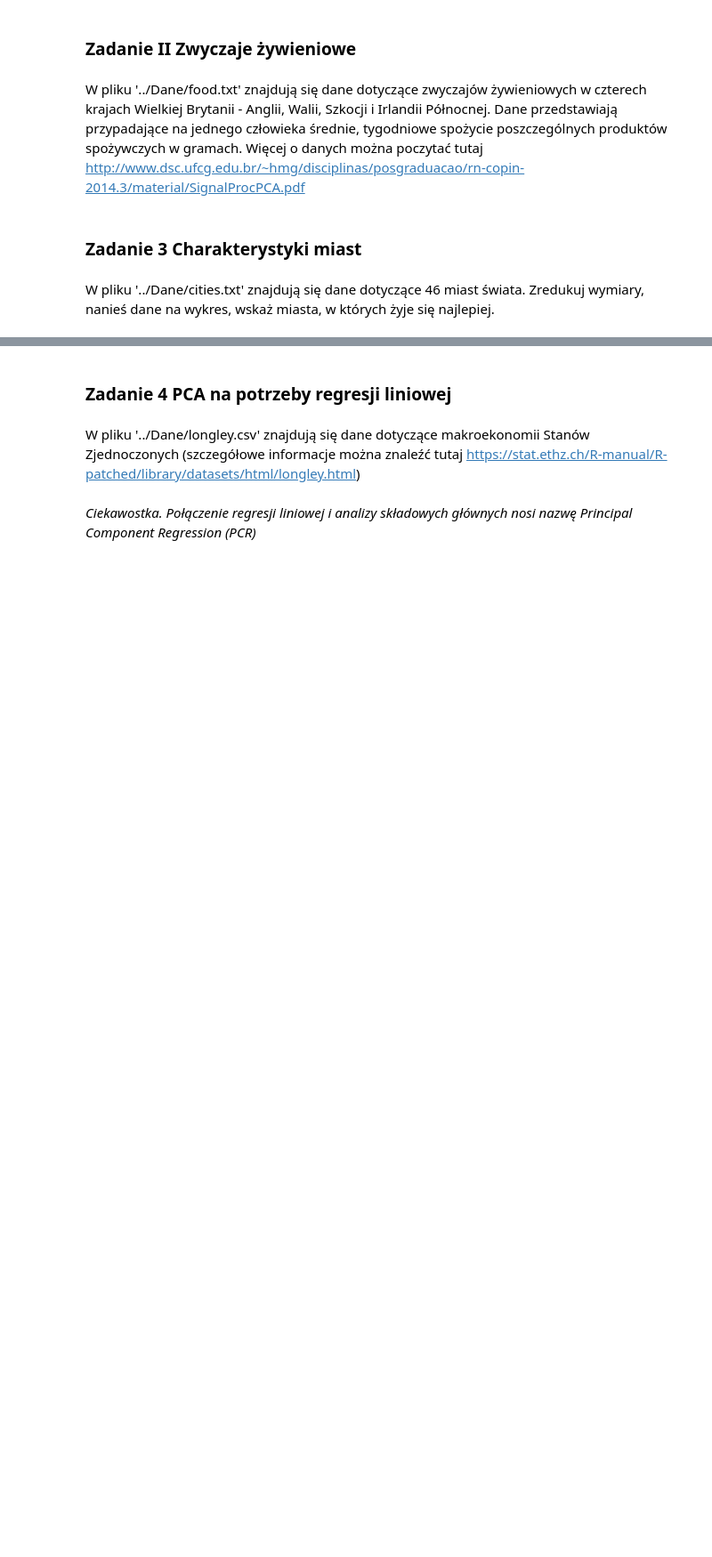
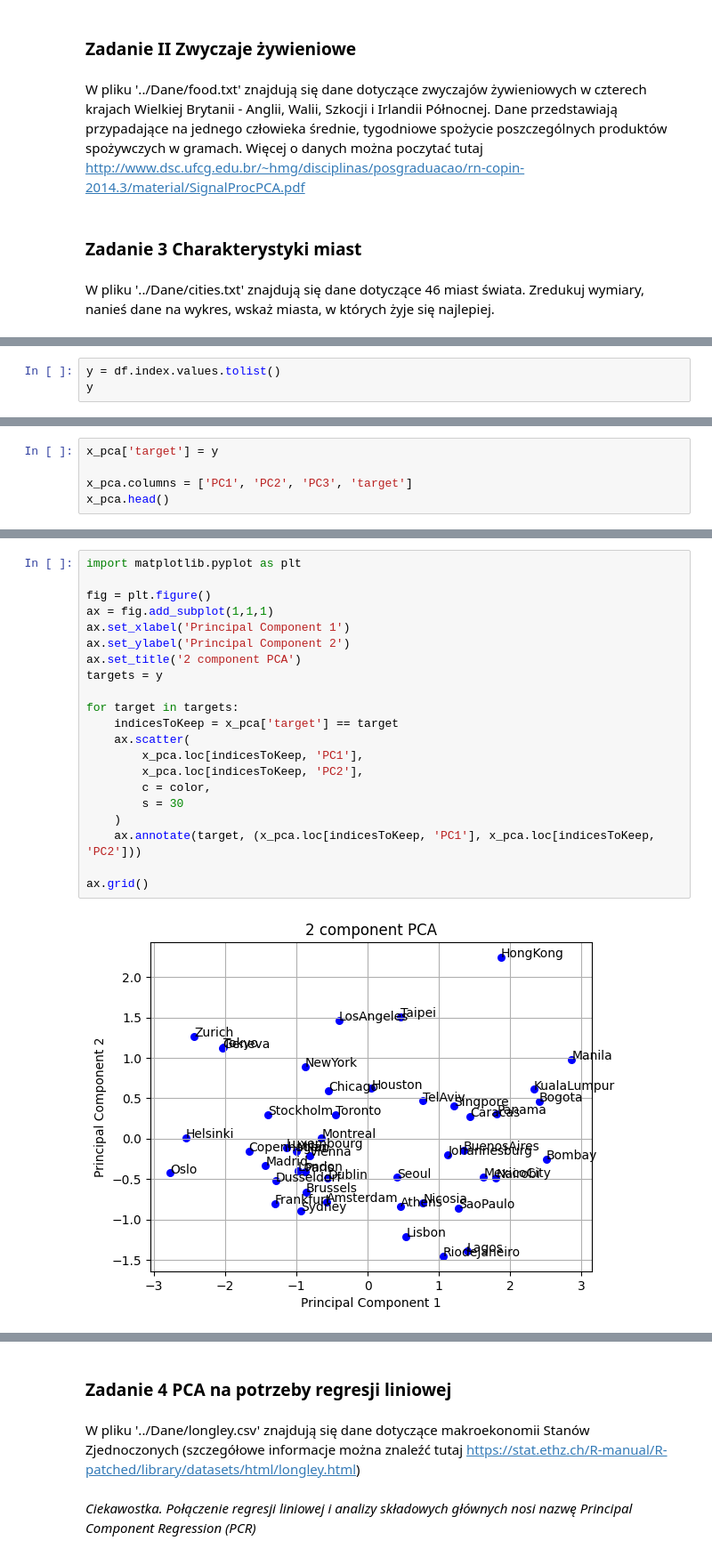
Before and after one commit to jgrynczewski/250223-redukcja-i-nlp, a Jupyter notebook: notatki/material.ipynb, the cells around one changed output, grey strips where cells are left out. Shown at 89% size. Cells and saved outputs as stored; diff of their text form; blank space fills up the shorter version.

```diff
--- a/notatki/material.ipynb
+++ b/notatki/material.ipynb
@@ -426,0 +534,3 @@ W pliku '../Dane/cities.txt' znajdują się dane dotyczące 46 miast świata. Zr
+# %%
+y = df.index.values.tolist()
+y
@@ -426,0 +605,5 @@ W pliku '../Dane/cities.txt' znajdują się dane dotyczące 46 miast świata. Zr
+# %%
+x_pca['target'] = y
+
+x_pca.columns = ['PC1', 'PC2', 'PC3', 'target']
+x_pca.head()
@@ -426,0 +617,23 @@ W pliku '../Dane/cities.txt' znajdują się dane dotyczące 46 miast świata. Zr
+# %%
+import matplotlib.pyplot as plt
+
+fig = plt.figure()
+ax = fig.add_subplot(1,1,1)
+ax.set_xlabel('Principal Component 1')
+ax.set_ylabel('Principal Component 2')
+ax.set_title('2 component PCA')
+targets = y
+
+for target in targets:
+    indicesToKeep = x_pca['target'] == target
+    ax.scatter(
+        x_pca.loc[indicesToKeep, 'PC1'],
+        x_pca.loc[indicesToKeep, 'PC2'],
+        c = color,
+        s = 30
+    )
+    ax.annotate(target, (x_pca.loc[indicesToKeep, 'PC1'], x_pca.loc[indicesToKeep, 'PC2']))
+
+ax.grid()
+# %% [output]
+[figure, added]
```
Also changed, not shown: parts of 35 cells of this notebook, 10 other files.
